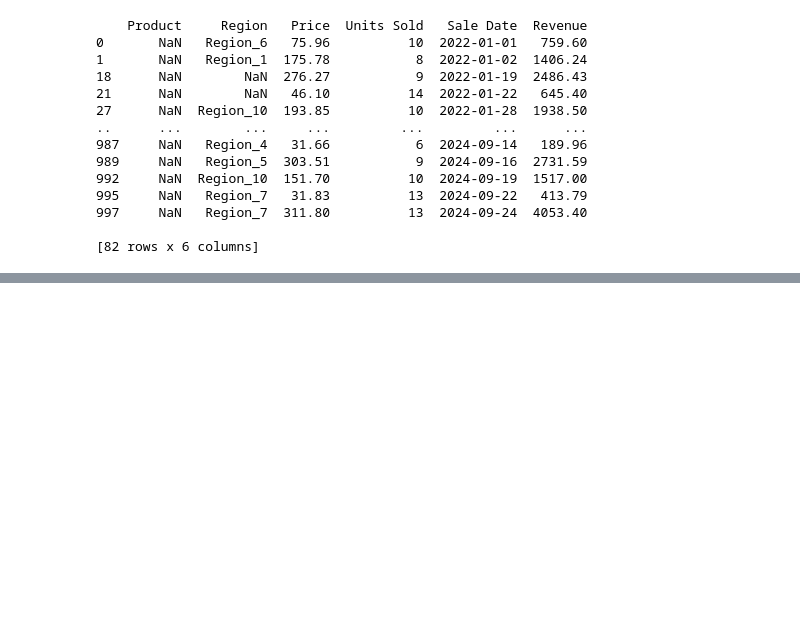
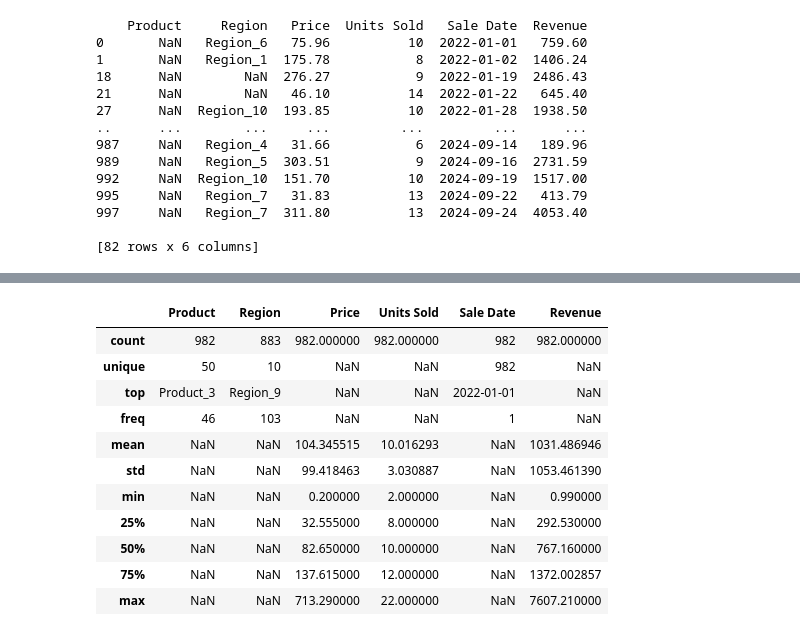
Before and after one commit to mredshaw/schulich_data_science, a Jupyter notebook: Data_Science_A1.ipynb, the cells around one changed output, grey strips where cells are left out. Saved outputs shown, nothing was run; the diff lists cells and outputs as text; code cells hidden in the pictures; blank space fills up the shorter version.

```diff
--- a/Data_Science_A1.ipynb
+++ b/Data_Science_A1.ipynb
@@ -603,0 +676,23 @@ df_clean
+# %%
+def find_closest_product(price):
+    differences = np.abs(avg_price['Price'] - price)
+    closest_index = differences.idxmin()
+    return avg_price.loc[closest_index, 'Product']
+
+df_clean['Product'] = df_clean.apply(lambda row: find_closest_product(row['Price'])
+                                     if pd.isnull(row['Product']) else row['Product'], axis=1)
+# %%
+df_clean.describe(include='all')
+# %% [output]
+|  | Product | Region | Price | Units Sold | Sale Date | Revenue |
+| count | 982 | 883 | 982.000000 | 982.000000 | 982 | 982.000000 |
+| unique | 50 | 10 | NaN | NaN | 982 | NaN |
+| top | Product_3 | Region_9 | NaN | NaN | 2022-01-01 | NaN |
+| freq | 46 | 103 | NaN | NaN | 1 | NaN |
+| mean | NaN | NaN | 104.345515 | 10.016293 | NaN | 1031.486946 |
+| std | NaN | NaN | 99.418463 | 3.030887 | NaN | 1053.461390 |
+| min | NaN | NaN | 0.200000 | 2.000000 | NaN | 0.990000 |
+| 25% | NaN | NaN | 32.555000 | 8.000000 | NaN | 292.530000 |
+| 50% | NaN | NaN | 82.650000 | 10.000000 | NaN | 767.160000 |
+| 75% | NaN | NaN | 137.615000 | 12.000000 | NaN | 1372.002857 |
+| max | NaN | NaN | 713.290000 | 22.000000 | NaN | 7607.210000 |
```
Also changed, not shown: parts of 14 cells of this notebook.
